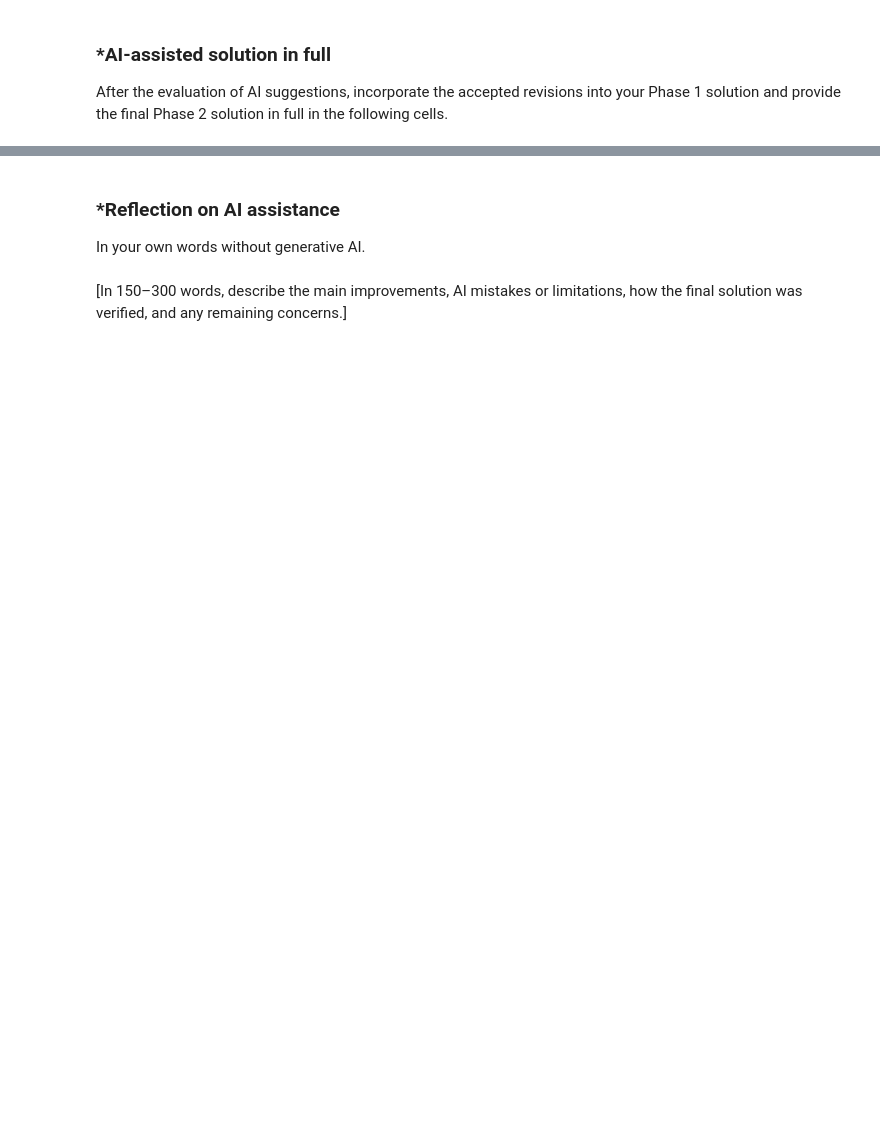
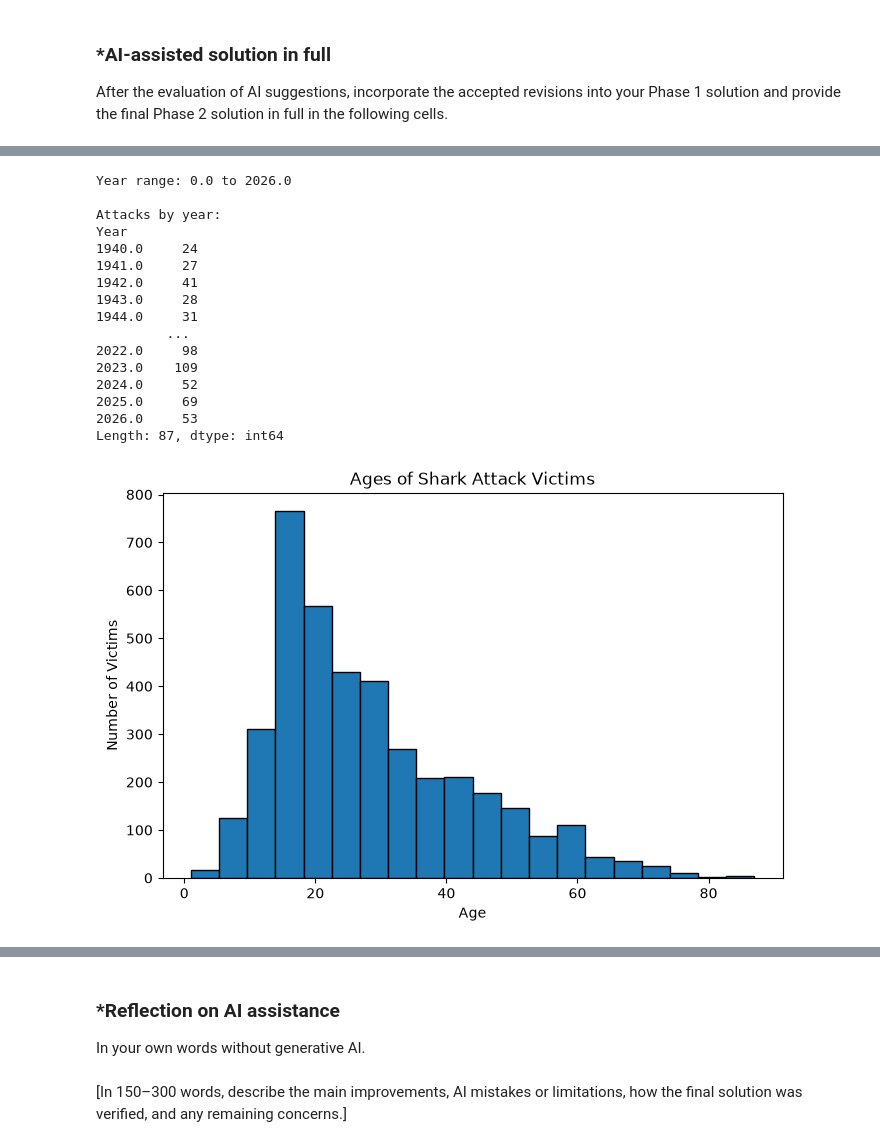
Before and after one commit to rukaya007/A01-data-wrangling, a Jupyter notebook: notebook.ipynb, the cells around one changed output, grey strips where cells are left out. Saved outputs shown, nothing was run; the diff lists cells and outputs as text; code cells hidden in the pictures; blank space fills up the shorter version.

```diff
--- a/notebook.ipynb
+++ b/notebook.ipynb
@@ -202,0 +415,74 @@ After the evaluation of AI suggestions, incorporate the accepted revisions into
+# %%
+#QUESTION 2
+
+import numpy as np
+import pandas as pd
+import matplotlib.pyplot as plt
+
+# 1. Load data
+sharks = pd.read_excel("./data/GSAF5.xls")
+
+# 2. Drop completely empty columns
+sharks = sharks.dropna(axis=1, how="all")
+
+# 3. Clean Year variable and filter recent attacks
+sharks["Year"] = pd.to_numeric(sharks["Year"], errors="coerce")
+
+print("Year range:", sharks["Year"].min(), "to", sharks["Year"].max())
+
+recent_sharks = sharks[sharks["Year"] >= 1940]
+attacks_by_year = recent_sharks.groupby("Year").size()
+print("\nAttacks by year:")
+print(attacks_by_year)
+
+# 4. Clean Age variable and plot histogram
+sharks["Age"] = pd.to_numeric(sharks["Age"], errors="coerce")
+
+plt.figure(figsize=(8, 5))
+plt.hist(sharks["Age"].dropna(), bins=20, edgecolor="black")
+plt.xlabel("Age")
+plt.ylabel("Number of Victims")
+plt.title("Ages of Shark Attack Victims")
+plt.show()
+
+# 5. Proportion of male victims (Vectorized & formatted)
+sex_clean = sharks["Sex"].astype(str).str.strip().str.upper()
+valid_sex = sex_clean[sex_clean.isin(["M", "F"])]
+male_prop = (valid_sex == "M").mean()
+
+print(f"Proportion male (of known sex entries): {male_prop:.2%}")
+
+# 6. Clean Type variable and calculate unprovoked proportion (Vectorized)
+type_series = sharks["Type"].astype(str).str.strip()
+
+conditions = [
+    type_series.str.contains("Unprovoked", case=False, na=False),
+    type_series.str.contains("Provoked", case=False, na=False)
+]
+choices = ["Unprovoked", "Provoked"]
+
+sharks["Type_clean"] = np.select(conditions, choices, default="Unknown")
+
+print("\nCleaned Type counts:")
+print(sharks["Type_clean"].value_counts())
+
+unprovoked_prop = (sharks["Type_clean"] == "Unprovoked").mean()
+print(f"Proportion unprovoked: {unprovoked_prop:.2%}")
+# %% [output]
+Year range: 0.0 to 2026.0
+
+Attacks by year:
+Year
+1940.0     24
+1941.0     27
+1942.0     41
+1943.0     28
+1944.0     31
+         ...
+2022.0     98
+2023.0    109
+2024.0     52
+2025.0     69
+2026.0     53
+Length: 87, dtype: int64
+[figure, added]
```
Also changed, not shown: parts of 11 cells of this notebook.
